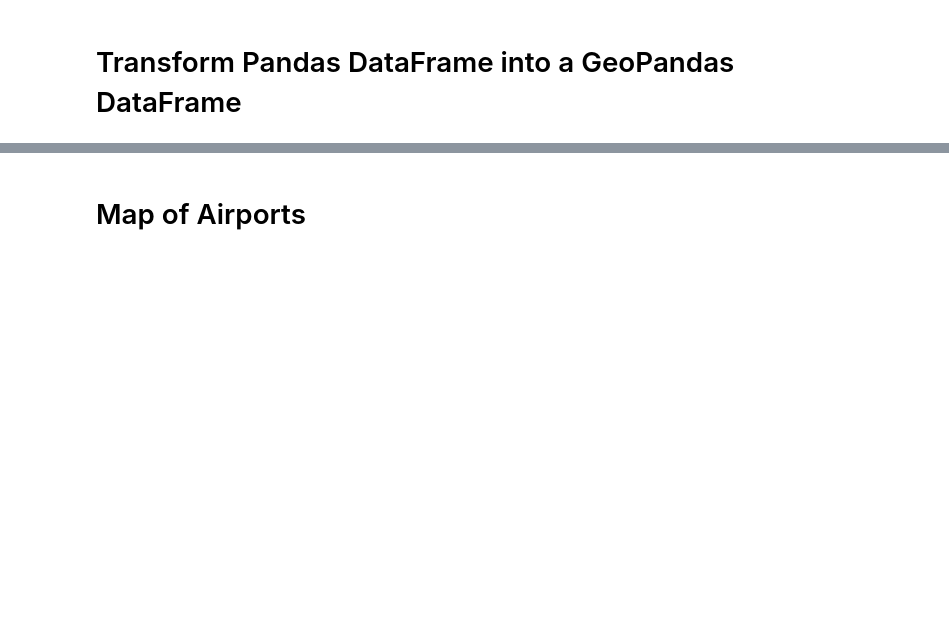
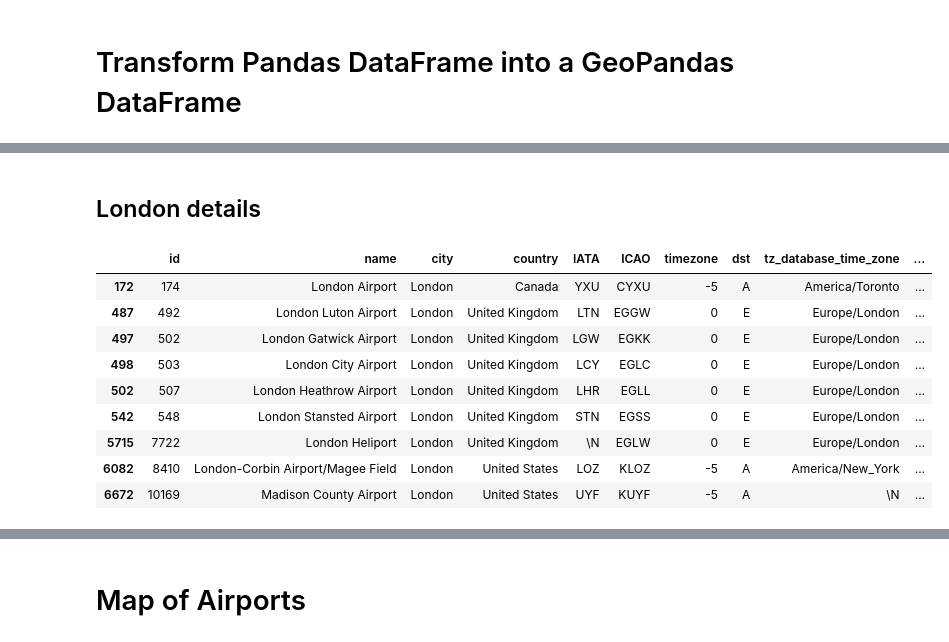
Before and after one commit to yassineAlouini/gis-with-python, a Jupyter notebook: gis_with_python.ipynb, the cells around one changed output, grey strips where cells are left out. Saved outputs shown, nothing was run; the diff lists cells and outputs as text; code cells hidden in the pictures; blank space fills up the shorter version.

```diff
--- a/gis_with_python.ipynb
+++ b/gis_with_python.ipynb
@@ -98,0 +103,15 @@ geopandas.geodataframe.GeoDataFrame
+# %% [markdown]
+## London details
+# %%
+gdf.loc[lambda df: df.city == 'London', :]
+# %% [output]
+|  | id | name | city | country | IATA | ICAO | timezone | dst | tz_database_time_zone | ... |
+| 172 | 174 | London Airport | London | Canada | YXU | CYXU | -5 | A | America/Toronto | ... |
+| 487 | 492 | London Luton Airport | London | United Kingdom | LTN | EGGW | 0 | E | Europe/London | ... |
+| 497 | 502 | London Gatwick Airport | London | United Kingdom | LGW | EGKK | 0 | E | Europe/London | ... |
+| 498 | 503 | London City Airport | London | United Kingdom | LCY | EGLC | 0 | E | Europe/London | ... |
+| 502 | 507 | London Heathrow Airport | London | United Kingdom | LHR | EGLL | 0 | E | Europe/London | ... |
+| 542 | 548 | London Stansted Airport | London | United Kingdom | STN | EGSS | 0 | E | Europe/London | ... |
+| 5715 | 7722 | London Heliport | London | United Kingdom | \N | EGLW | 0 | E | Europe/London | ... |
+| 6082 | 8410 | London-Corbin Airport/Magee Field | London | United States | LOZ | KLOZ | -5 | A | America/New_York | ... |
+| 6672 | 10169 | Madison County Airport | London | United States | UYF | KUYF | -5 | A | \N | ... |
```
Also changed, not shown: parts of 22 cells of this notebook.
